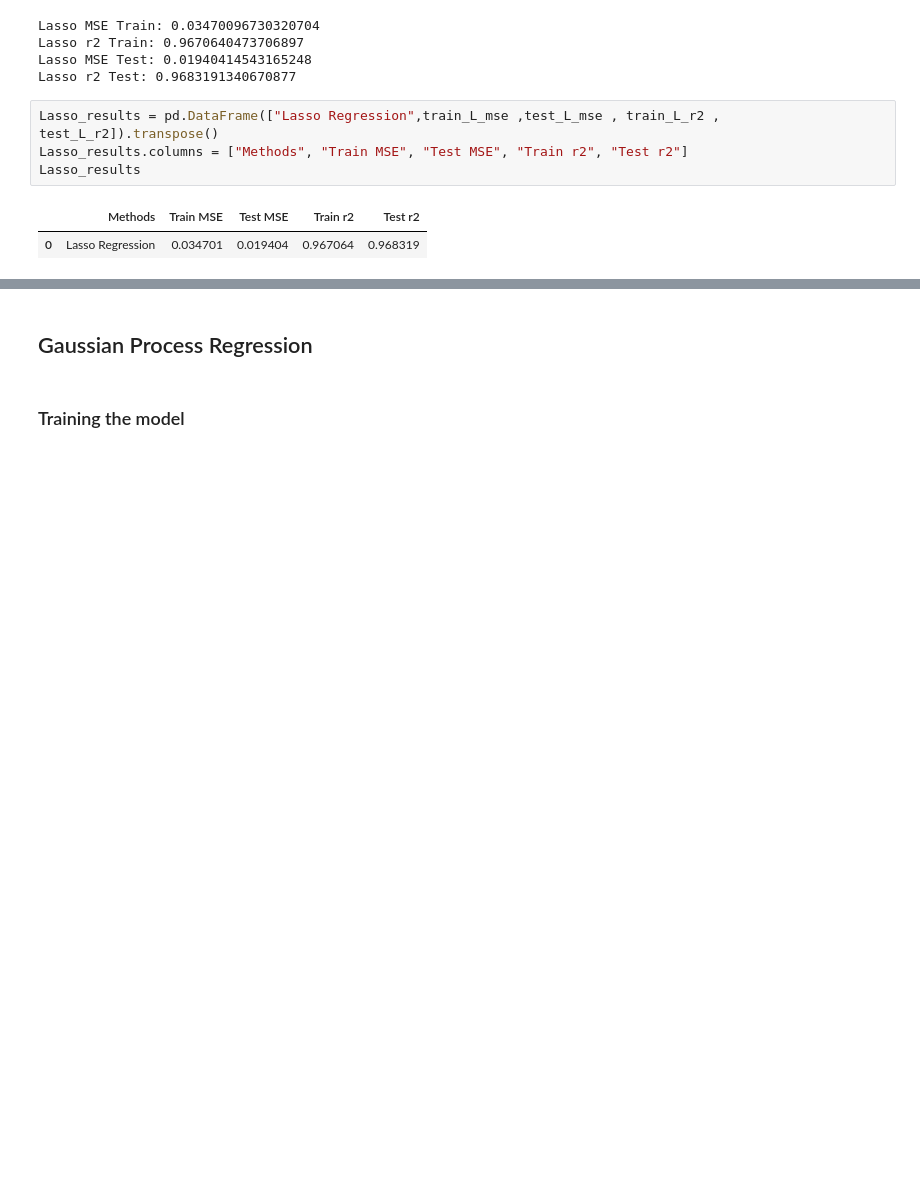
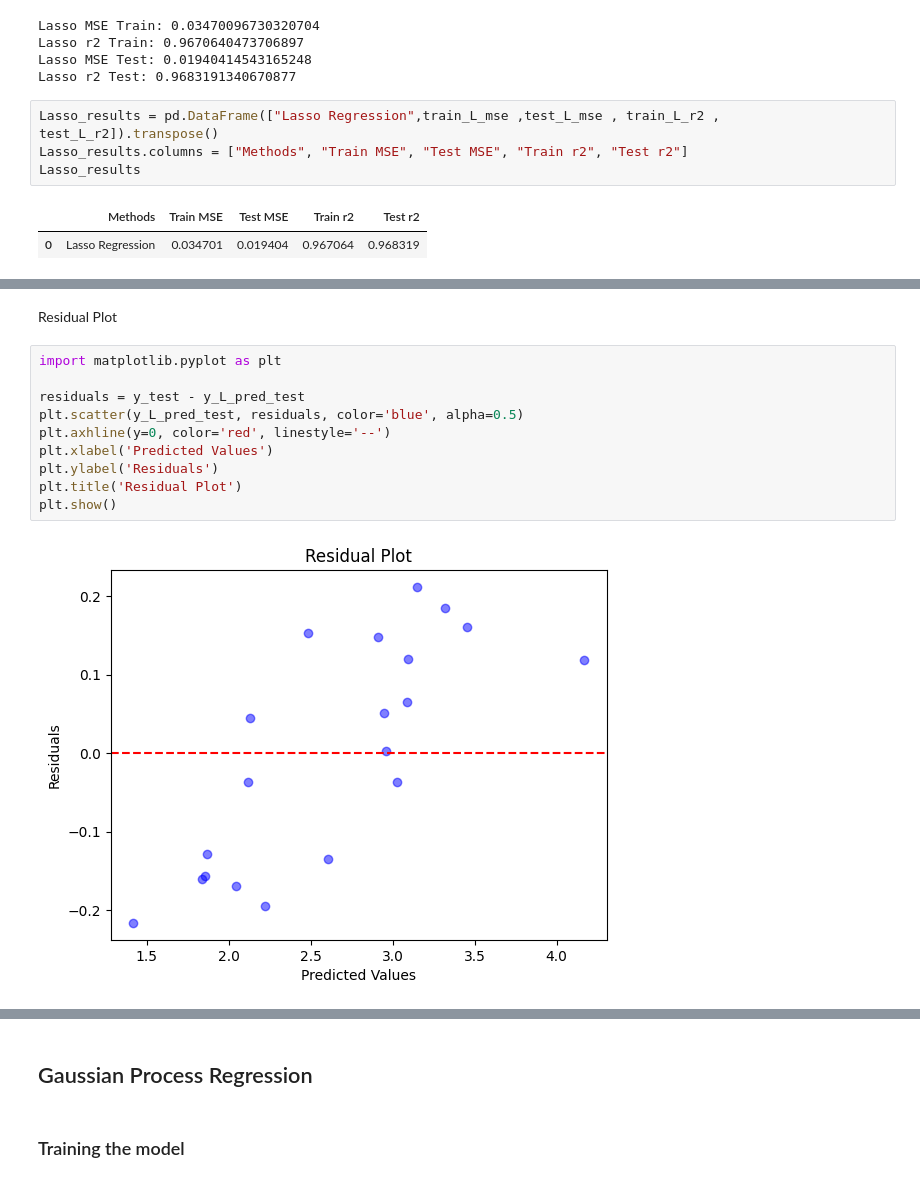
Before and after one commit to ToobaObeidy-1/DA_bootcamp_python, a Jupyter notebook: HPAC_machine_learning_model.ipynb, the cells around one changed output, grey strips where cells are left out. Saved outputs shown, nothing was run; the diff lists cells and outputs as text; blank space fills up the shorter version.

```diff
--- a/HPAC_machine_learning_model.ipynb
+++ b/HPAC_machine_learning_model.ipynb
@@ -456,0 +616,14 @@ Lasso_results
+# %% [markdown]
+Residual Plot
+# %%
+import matplotlib.pyplot as plt
+
+residuals = y_test - y_L_pred_test
+plt.scatter(y_L_pred_test, residuals, color='blue', alpha=0.5)
+plt.axhline(y=0, color='red', linestyle='--')
+plt.xlabel('Predicted Values')
+plt.ylabel('Residuals')
+plt.title('Residual Plot')
+plt.show()
+# %% [output]
+[figure, added]
```
Also changed, not shown: parts of 42 cells of this notebook.
